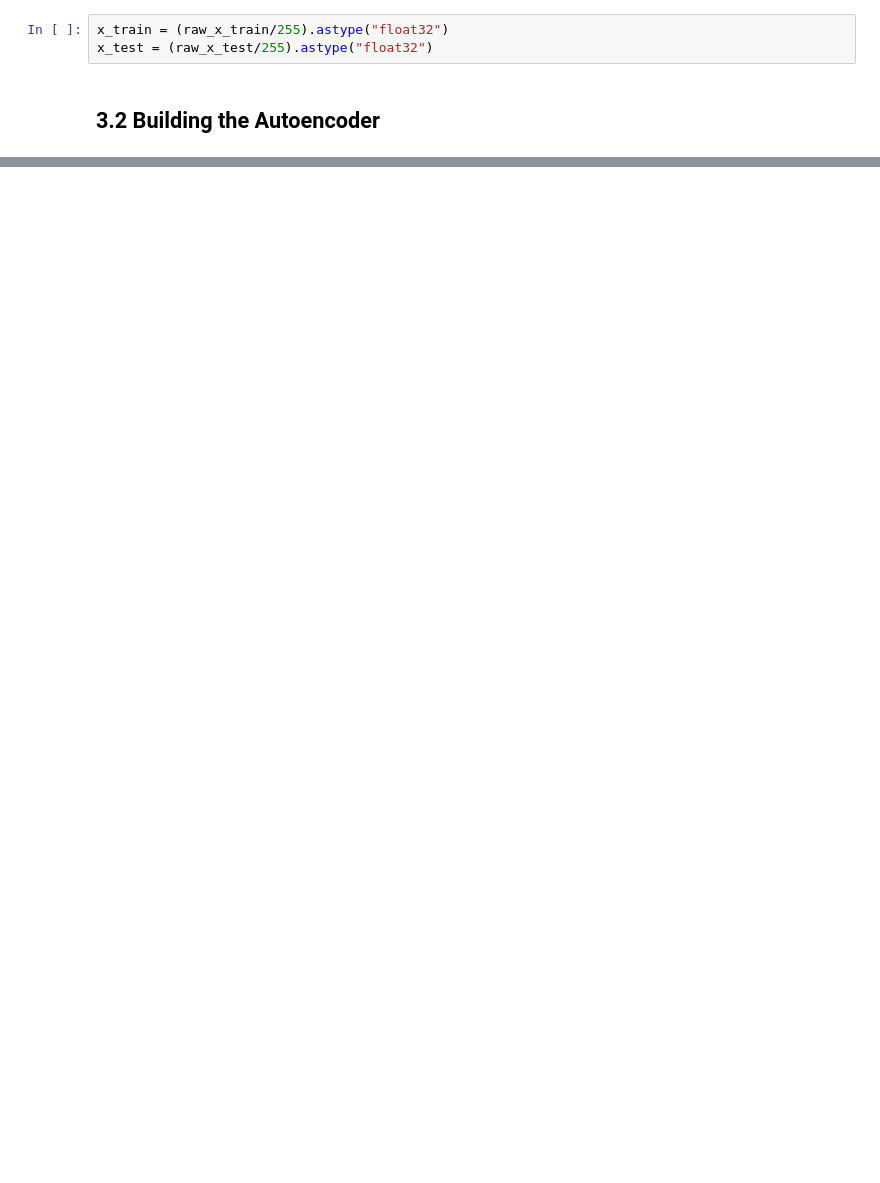
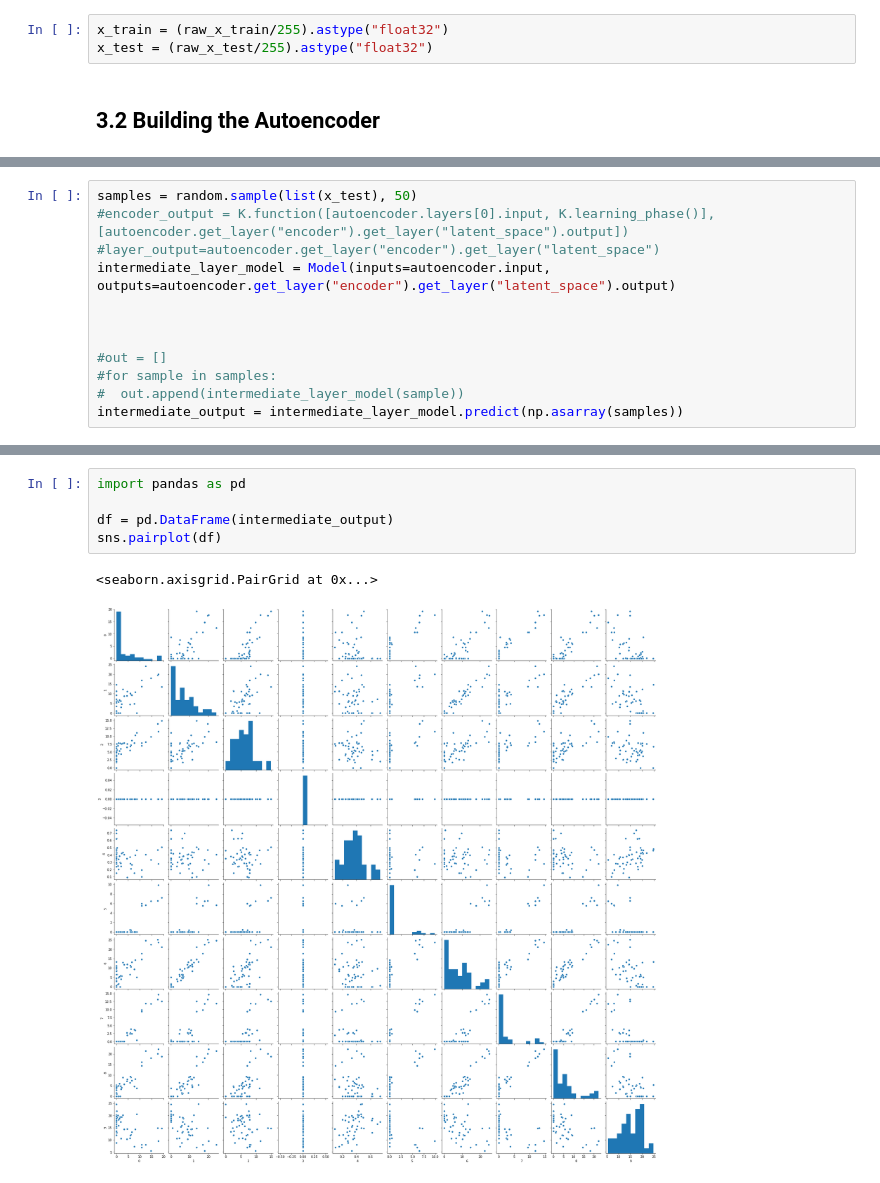
Before and after one commit to tnusser/ImageRetrieval, a Jupyter notebook: Autoencoder.ipynb, the cells around one changed output, grey strips where cells are left out. Saved outputs shown, nothing was run; the diff lists cells and outputs as text; blank space fills up the shorter version.

```diff
--- a/Autoencoder.ipynb
+++ b/Autoencoder.ipynb
@@ -140,0 +179,12 @@ plt.show()
+# %%
+samples = random.sample(list(x_test), 50)
+#encoder_output = K.function([autoencoder.layers[0].input, K.learning_phase()], [autoencoder.get_layer("encoder").get_layer("latent_space").output])
+#layer_output=autoencoder.get_layer("encoder").get_layer("latent_space")
+intermediate_layer_model = Model(inputs=autoencoder.input, outputs=autoencoder.get_layer("encoder").get_layer("latent_space").output)
+
+
+
+#out = []
+#for sample in samples:
+#  out.append(intermediate_layer_model(sample))
+intermediate_output = intermediate_layer_model.predict(np.asarray(samples))
@@ -140,0 +211,8 @@ plt.show()
+# %%
+import pandas as pd
+
+df = pd.DataFrame(intermediate_output)
+sns.pairplot(df)
+# %% [output]
+<seaborn.axisgrid.PairGrid at 0x...>
+[figure, added]
```
Also changed, not shown: parts of 11 cells of this notebook.
